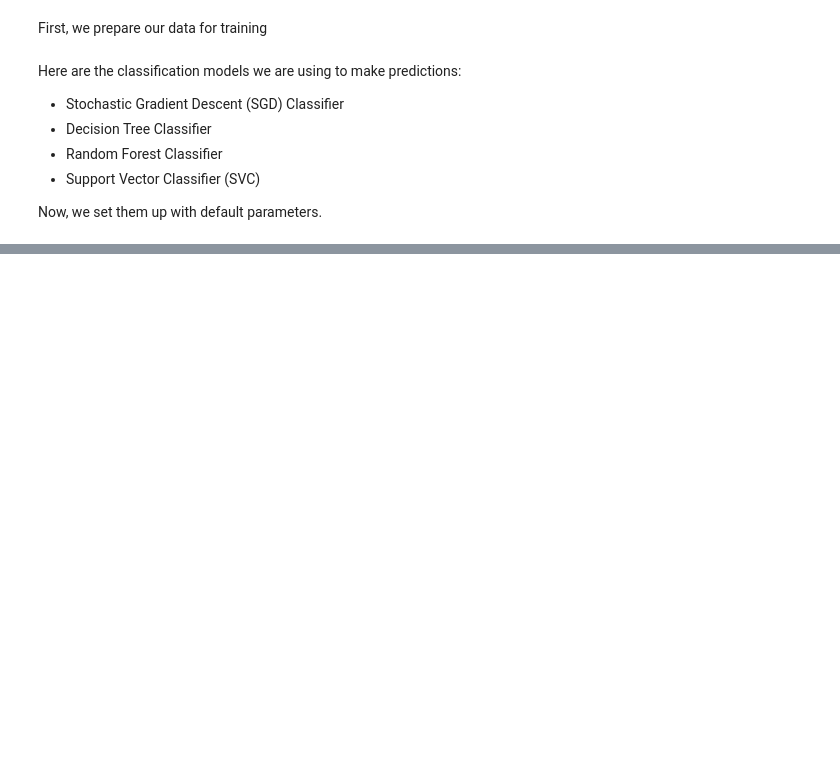
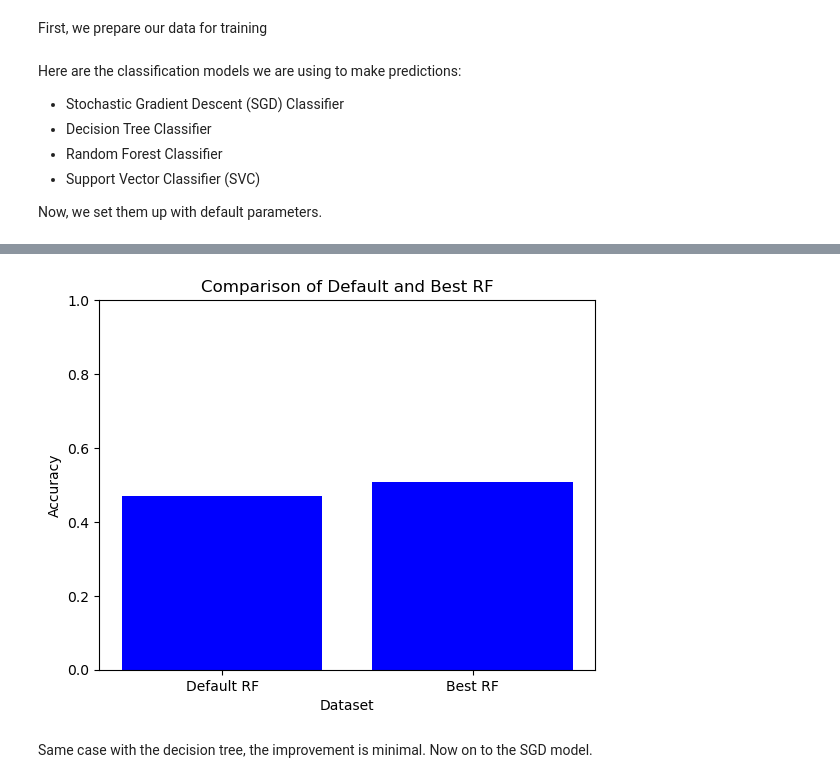
Before and after one commit to DoNguyenHung/EPL-Match-Data, a Jupyter notebook: Train_ML_models.ipynb, the cells around one changed output, grey strips where cells are left out. Cells and saved outputs as stored; diff of their text form; code cells hidden in the pictures; blank space fills up the shorter version.

```diff
--- a/Train_ML_models.ipynb
+++ b/Train_ML_models.ipynb
@@ -169,0 +249,12 @@ for i in range(len(algos)):
+# %%
+# Plotting the comparison
+plt.bar(['Default RF', 'Best RF'], [acc_test_rf, acc_best_rf], color='blue')
+plt.xlabel('Dataset')
+plt.ylabel('Accuracy')
+plt.title('Comparison of Default and Best RF')
+plt.ylim(0, 1)  # Accuracy ranges from 0 to 1
+plt.show()
+# %% [output]
+[figure, added]
+# %% [markdown]
+Same case with the decision tree, the improvement is minimal. Now on to the SGD model.
```
Also changed, not shown: parts of 30 cells of this notebook.
